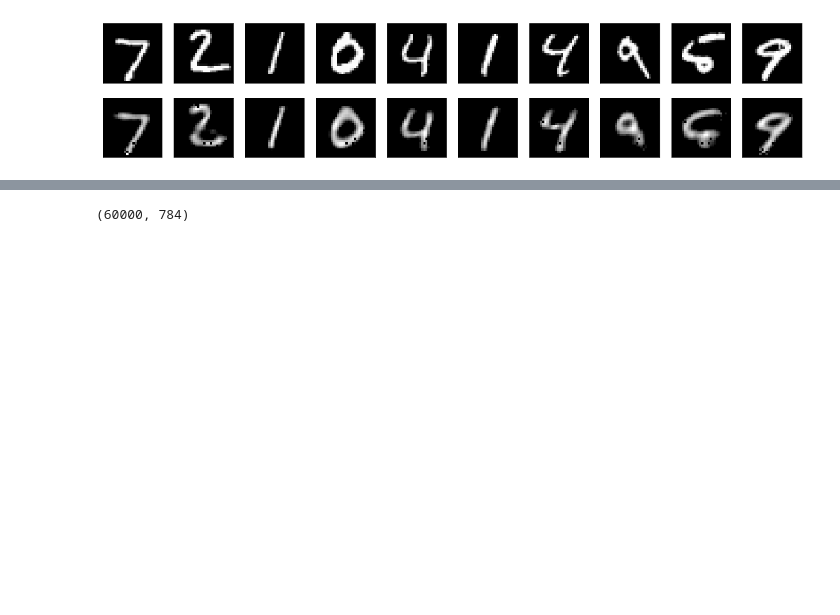
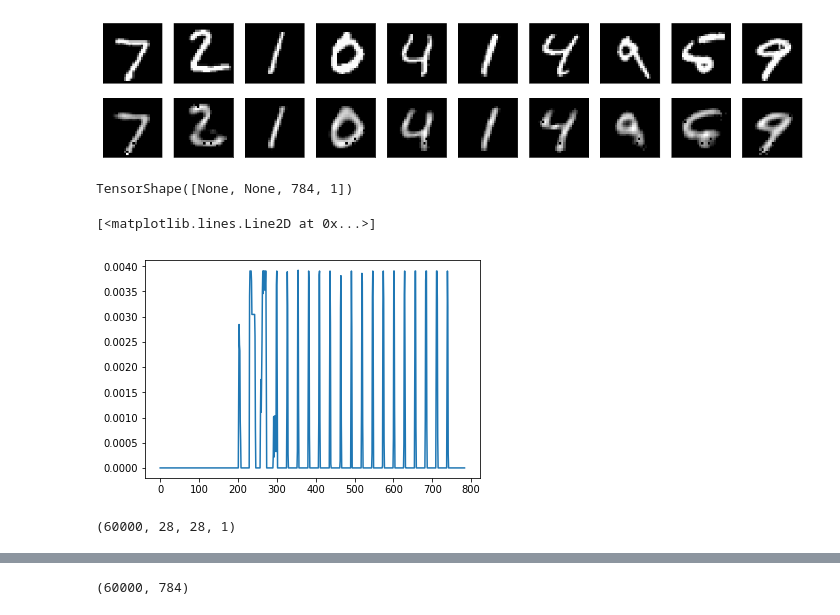
Before and after one commit to shuyuqin/497_MAT_Assignment, a Jupyter notebook: toy_model.ipynb, the cells around one changed output, grey strips where cells are left out. Saved outputs shown, nothing was run; the diff lists cells and outputs as text; code cells hidden in the pictures; blank space fills up the shorter version.

```diff
--- a/toy_model.ipynb
+++ b/toy_model.ipynb
@@ -250,3 +270,12 @@ decoded = Dense(1,activation='linear')(decoded)
 # %%
 autoencoder = Model(input_img, decoded)
 autoencoder.compile(optimizer='adam', loss='mse')
+# %%
+input_img.shape
+# %% [output]
+TensorShape([None, None, 784, 1])
+# %%
+plt.plot(x_test[0,:])
+# %% [output]
+[<matplotlib.lines.Line2D at 0x...>]
+[figure, added]
@@ -252,0 +317,4 @@ autoencoder.compile(optimizer='adam', loss='mse')
+# %%
+x_train.shape
+# %% [output]
+(60000, 28, 28, 1)
```
Also changed, not shown: parts of 41 cells of this notebook.
